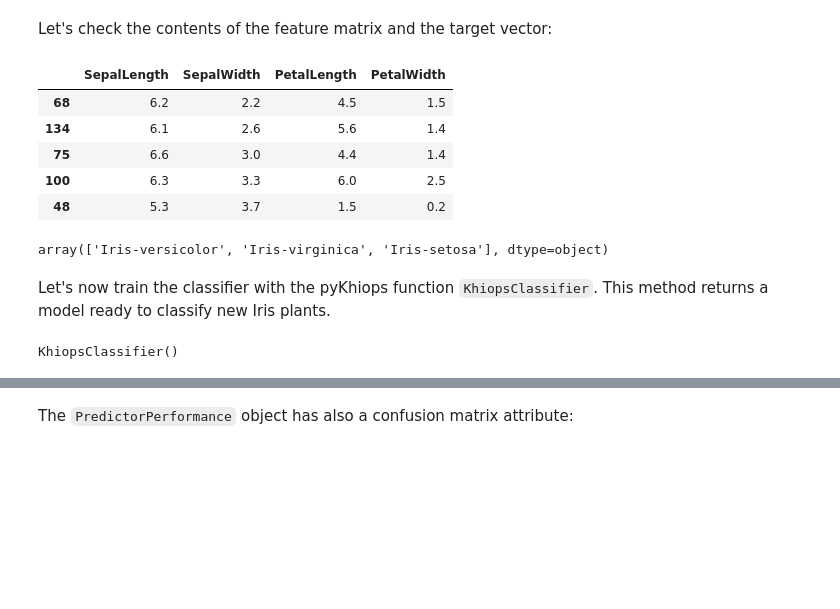
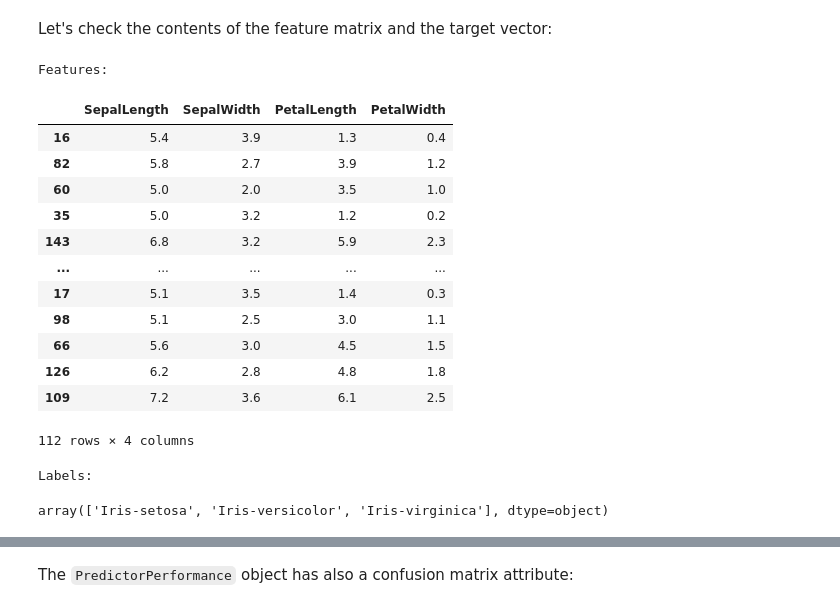
Before and after one commit to KhiopsML/khiops-doc, a Jupyter notebook: docs/advanced/Notebooks/single_table_classifier.ipynb, the cells around one changed output, grey strips where cells are left out. Cells and saved outputs as stored; diff of their text form; code cells hidden in the pictures; blank space fills up the shorter version.

```diff
--- a/docs/advanced/Notebooks/single_table_classifier.ipynb
+++ b/docs/advanced/Notebooks/single_table_classifier.ipynb
@@ -16,20 +17,16 @@ To train a classifier with Khiops, we only need a dataframe that we are going to
 # %%
 # Method 1: Load data directly from GitHub (recommended for quick tests or small datasets)
-url = "https://raw.githubusercontent.com/KhiopsML/khiops-samples/main/Iris/Iris.txt"
+url = "https://raw.githubusercontent.com/KhiopsML/khiops-samples/10.2.4/Iris/Iris.txt"
 iris_df = pd.read_csv(url, delimiter='\t')
 
-# Method 2: Load data locally after downloading all Khiops samples (best for offline use or large datasets)
-#If the samples have not been downloaded yet:
-#from khiops.tools import download_datasets
-#download_datasets()
-#
-#from os import path
-#from khiops import core as kh
-#iris_path = path.join(kh.get_samples_dir(), "Iris", "Iris.txt")
-#iris_df = pd.read_csv(iris_path, sep="\t")
+# Method 2: Load data locally after downloading all Khiops samples (best for offline use)
+# from khiops.tools import download_datasets
+# download_datasets()
+# iris_path = f"{kh.get_samples_dir()}/Iris/Iris.txt"
+# iris_df = pd.read_csv(iris_path, sep="\t")
 
 # Display the first 10 records from the dataset
-iris_df.head(10)
+iris_df[:10]
 # %% [output]
 |  | SepalLength | SepalWidth | PetalLength | PetalWidth | Class |
 | 0 | 5.1 | 3.5 | 1.4 | 0.2 | Iris-setosa |
@@ -57,24 +55,24 @@ X_iris_train, X_iris_test, y_iris_train, y_iris_test = train_test_split(X_iris,
 # %% [markdown]
 Let's check the contents of the feature matrix and the target vector:
-# %%
-# Features of the Iris dataset
-X_iris_train.head()
-# %% [output]
-|  | SepalLength | SepalWidth | PetalLength | PetalWidth |
-| 68 | 6.2 | 2.2 | 4.5 | 1.5 |
-| 134 | 6.1 | 2.6 | 5.6 | 1.4 |
-| 75 | 6.6 | 3.0 | 4.4 | 1.4 |
-| 100 | 6.3 | 3.3 | 6.0 | 2.5 |
-| 48 | 5.3 | 3.7 | 1.5 | 0.2 |
-# %%
-#Labels of the Iris datase
-y_iris_train.unique()
-# %% [output]
-array(['Iris-versicolor', 'Iris-virginica', 'Iris-setosa'], dtype=object)
-# %% [markdown]
-Let's now train the classifier with the pyKhiops function `KhiopsClassifier`. This method returns a model ready to classify new Iris plants.
-# %%
-pkc_iris = KhiopsClassifier()
-pkc_iris.fit(X_iris_train, y_iris_train)
-# %% [output]
-KhiopsClassifier()
+# %%
+print("Features:")
+display(X_train)
+print("Labels:")
+display(y_train.unique())
+# %% [output]
+Features:
+|  | SepalLength | SepalWidth | PetalLength | PetalWidth |
+| 16 | 5.4 | 3.9 | 1.3 | 0.4 |
+| 82 | 5.8 | 2.7 | 3.9 | 1.2 |
+| 60 | 5.0 | 2.0 | 3.5 | 1.0 |
+| 35 | 5.0 | 3.2 | 1.2 | 0.2 |
+| 143 | 6.8 | 3.2 | 5.9 | 2.3 |
+| ... | ... | ... | ... | ... |
+| 17 | 5.1 | 3.5 | 1.4 | 0.3 |
+| 98 | 5.1 | 2.5 | 3.0 | 1.1 |
+| 66 | 5.6 | 3.0 | 4.5 | 1.5 |
+| 126 | 6.2 | 2.8 | 4.8 | 1.8 |
+| 109 | 7.2 | 3.6 | 6.1 | 2.5 |
+112 rows × 4 columns
+Labels:
+array(['Iris-setosa', 'Iris-versicolor', 'Iris-virginica'], dtype=object)
```
Also changed, not shown: parts of 27 cells of this notebook, 6 other files.
